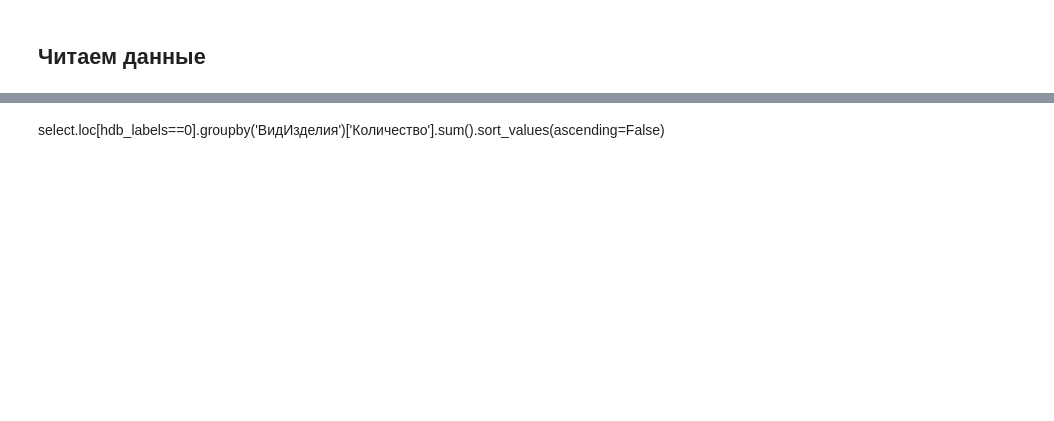
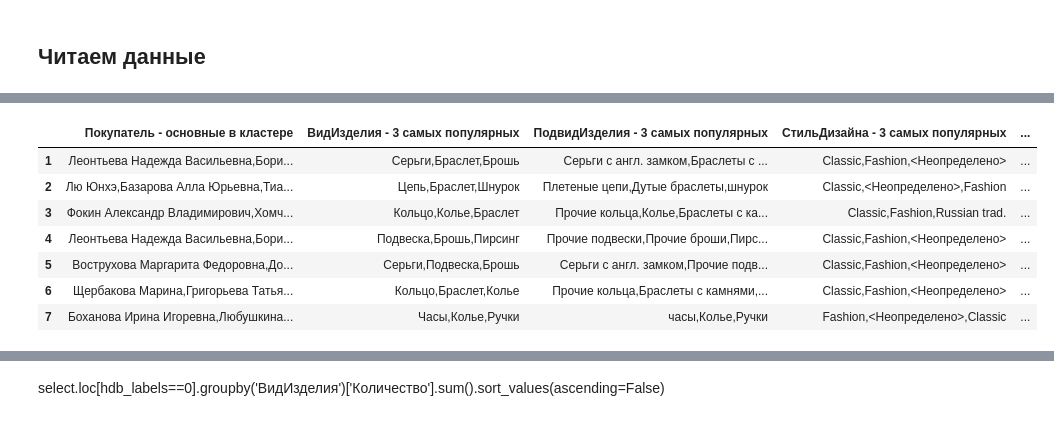
Before and after one commit to sergeybelov/magic, a Jupyter notebook: Кластеризация покупателей MiniBatchKMeans с силуэтом.ipynb, the cells around one changed output, grey strips where cells are left out. Drawn from its saved outputs; the diff is of its cells as text; code cells hidden in the pictures; blank space fills up the shorter version.

```diff
--- a/Кластеризация покупателей MiniBatchKMeans с силуэтом.ipynb
+++ b/Кластеризация покупателей MiniBatchKMeans с силуэтом.ipynb
@@ -204,24 +231,103 @@ select['ЦветМеталлаКод']=select['ЦветМеталлаКод'].ma
 # %%
 comma=','
 
 #Выводим данные по кластерам в сводную таблицу
 clusters_data=pd.DataFrame(columns=select.columns)
+
 for cl in range(hdb.cluster_centers_.shape[0]):
-    sel=select.loc[hdb.labels_==cl].describe(include='all')
+    tsel=select.loc[hdb.labels_==cl]#выборка по кластеру
+    sel=tsel.describe(include='all')
     clust_info=sel.loc[['top','mean']]
+
 
     cat_lbls=list(clust_info.loc['top',pd.notnull(clust_info.loc['top'])].index)#категориальные переменные
     #Рассчитываем три максимальных значения
     for col in cat_lbls:
-        str_vals=list(select.loc[hdb.labels_==cl].groupby(col)['Покупатель'].count().sort_values(ascending=False).head(3).index)
+        if col=='ПокупательПол': continue
+
+        if col=='ПодвидИзделия':
+            str_vals=[]
+            for val in clust_info.loc['top','ВидИзделия'].split(','):
+                str_vals.append(tsel.loc[tsel['ВидИзделия']==val].groupby(col)['Покупатель'].count().sort_values(ascending=False).head(1).index.values[0])
+        else:
+            str_vals=list(tsel.groupby(col)['Покупатель'].count().sort_values(ascending=False).head(3).index)
+
         #clust_info.loc['top',col]=str_vals.translate(trantab)
-        clust_info.loc['top',col]=comma.join(str_vals)
+        try:
+            clust_info.loc['top',col]=comma.join(str_vals)
+        except:
+            clust_info.loc['top',col]=''
+
 
     clusters_data.loc[cl+1]=pd.concat([clust_info.fillna('').sum(axis=0),clust_info.fillna(0).sum(axis=0)])
+
+    sex_count=tsel.groupby('ПокупательПол')['Покупатель'].nunique()
+    perc1=sex_count.sum()/100
+    clusters_data.loc[cl+1,'М (%)']=round(sex_count['М']/perc1,2)
+    clusters_data.loc[cl+1,'Ж (%)']=round(sex_count['Ж']/perc1,2)
+
+    sms_count=tsel.groupby('ПокупательОтказОтСМС')['Покупатель'].nunique()
+    perc1=sms_count.sum()/100
+    clusters_data.loc[cl+1,'Согласные с рассылкой СМС всего (%)']=round(sms_count[False]/perc1,2)
+
+    sales_count=tsel.groupby('Покупатель')['Дата'].nunique()#Покупатели по датам
+    cust_names=sales_count[sales_count>1].index.values#Имена покупателей совершивших более одной покупки
+    sms_count=tsel.loc[(tsel['Покупатель'].isin(cust_names))].groupby('ПокупательОтказОтСМС')['Покупатель'].nunique()
+    perc1=sms_count.sum()/100
+    clusters_data.loc[cl+1,'Согласные с рассылкой СМС при повторных покупках (%)']=round(sms_count[False]/perc1,2)
+
     #clusters_data.loc[cl+1,'Количество']=sel.loc['count','Покупатель']
-    clusters_data.loc[cl+1,'УникальныхПокупателей']=sel.loc['unique','Покупатель']
-    clusters_data.loc[cl+1,'ЧастотаПокупок']=sel.loc['freq','Покупатель']
-clusters_data.drop('Количество',axis=1,inplace=True)
-clusters_data.sort_values('УникальныхПокупателей',inplace=True, ascending=False)
+    #clusters_data.loc[cl+1,'РазбросСумма']=sel.loc['std','Сумма']
+
+    clusters_data.loc[cl+1,'Средний возраст (лет)']=dt.datetime.now().year-int(clusters_data.loc[cl+1,'ПокупательГодРождения'])
+
+    clusters_data.loc[cl+1,'Уникальных покупателей в кластере']=sel.loc['unique','Покупатель']
+    sales_count=tsel.groupby('Покупатель')['Количество'].sum()
+    clusters_data.loc[cl+1,'Кол-во купленных изделий среднее']=sales_count.mean()
+
+    sales_count=tsel.groupby('Покупатель')['Дата'].nunique()#Покупатели по датам
+    clusters_data.loc[cl+1,'Число покупок среднее']=sales_count.mean()
+    clusters_data.loc[cl+1,'2 Покупки']=sales_count[sales_count==2].shape[0]
+    clusters_data.loc[cl+1,'3 Покупки']=sales_count[sales_count==3].shape[0]
+    clusters_data.loc[cl+1,'4 Покупки']=sales_count[sales_count==4].shape[0]
+    clusters_data.loc[cl+1,'5 Покупок']=sales_count[sales_count==5].shape[0]
+    clusters_data.loc[cl+1,'>5 Покупок']=sales_count[sales_count>5].shape[0]
+
+
+    sales_count_sum=tsel.groupby('Покупатель')['Сумма'].sum()
+    clusters_data.loc[cl+1,'Средний чек']=(sales_count_sum/sales_count).mean()
+    clusters_data.loc[cl+1,'Цена изделия средняя']=sel.loc['50%','Сумма']
+
+    clusters_data.loc[cl+1,'Размер среднее']=clusters_data.loc[cl+1,'Размер']
+    clusters_data.loc[cl+1,'Вес среднее']=clusters_data.loc[cl+1,'Вес']
+
+
+clusters_data.drop(['ПокупательГодРождения','Количество','ПокупательОтказОтСМС','ПокупательПол','Сумма','ТоварСреднийВес','Размер','Вес','Дата'],axis=1,inplace=True)
+#clusters_data.sort_values('Уникальных покупателей в кластере',inplace=True, ascending=False)
+
+#clusters_data=clusters_data.reset_index()
+#clusters_data.drop('index', axis=1, inplace=True)
+clusters_data.index = range(1,clusters_data.shape[0]+1)
+
+for col in cat_lbls:
+    if col=='Покупатель':
+        clusters_data=clusters_data.rename(columns={col: col+' - основные в кластере'})
+    else:
+        clusters_data=clusters_data.rename(columns={col: col+' - 3 самых популярных'})
+
+
+
+writer = pd.ExcelWriter('Кластера по продажам.xlsx')
+clusters_data.to_excel(writer,'Sheet1',index_label='№ кластера')
+writer.save()
 
 clusters_data
+# %% [output]
+|  | Покупатель - основные в кластере | ВидИзделия - 3 самых популярных | ПодвидИзделия - 3 самых популярных | СтильДизайна - 3 самых популярных | ... |
+| 1 | Леонтьева Надежда Васильевна,Бори... | Серьги,Браслет,Брошь | Серьги с англ. замком,Браслеты с ... | Classic,Fashion,<Неопределено> | ... |
+| 2 | Лю Юнхэ,Базарова Алла Юрьевна,Тиа... | Цепь,Браслет,Шнурок | Плетеные цепи,Дутые браслеты,шнурок | Classic,<Неопределено>,Fashion | ... |
+| 3 | Фокин Александр Владимирович,Хомч... | Кольцо,Колье,Браслет | Прочие кольца,Колье,Браслеты с ка... | Classic,Fashion,Russian trad. | ... |
+| 4 | Леонтьева Надежда Васильевна,Бори... | Подвеска,Брошь,Пирсинг | Прочие подвески,Прочие броши,Пирс... | Classic,Fashion,<Неопределено> | ... |
+| 5 | Вострухова Маргарита Федоровна,До... | Серьги,Подвеска,Брошь | Серьги с англ. замком,Прочие подв... | Classic,Fashion,<Неопределено> | ... |
+| 6 | Щербакова Марина,Григорьева Татья... | Кольцо,Браслет,Колье | Прочие кольца,Браслеты с камнями,... | Classic,Fashion,<Неопределено> | ... |
+| 7 | Боханова Ирина Игоревна,Любушкина... | Часы,Колье,Ручки | часы,Колье,Ручки | Fashion,<Неопределено>,Classic | ... |
```
Also changed, not shown: parts of 9 cells of this notebook, 1 other file.
